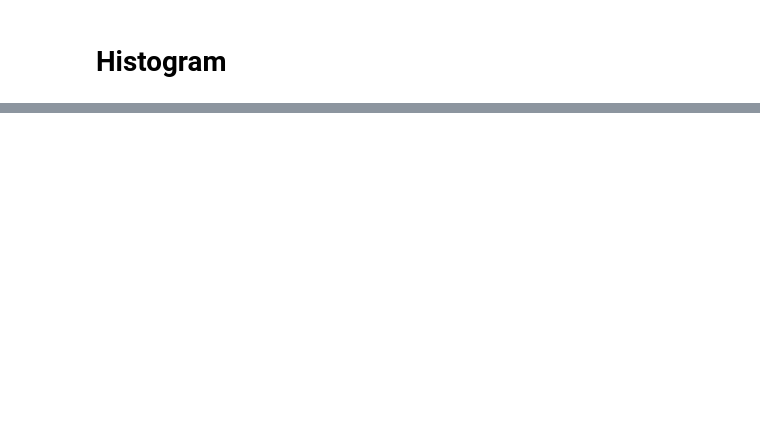
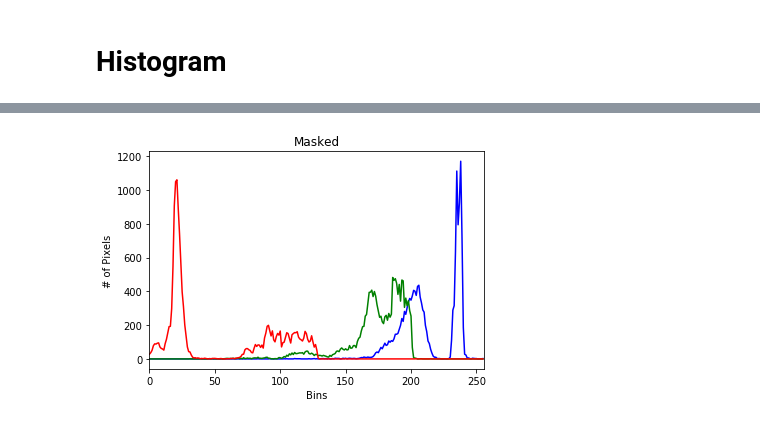
Before and after one commit to alexivaner/Image-Processing-and-Computer-Vision-Best-Practices, a Jupyter notebook: OpenCV 104 - Histogram.ipynb, the cells around one changed output, grey strips where cells are left out. Saved outputs shown, nothing was run; the diff lists cells and outputs as text; code cells hidden in the pictures; blank space fills up the shorter version.

```diff
--- a/OpenCV 104 - Histogram.ipynb
+++ b/OpenCV 104 - Histogram.ipynb
@@ -68,0 +88,4 @@ plot_histogram("Color Histogram",image)
+# %%
+plot_histogram("Masked",image,mask)
+# %% [output]
+[figure, added]
```
Also changed, not shown: parts of 19 cells of this notebook.
